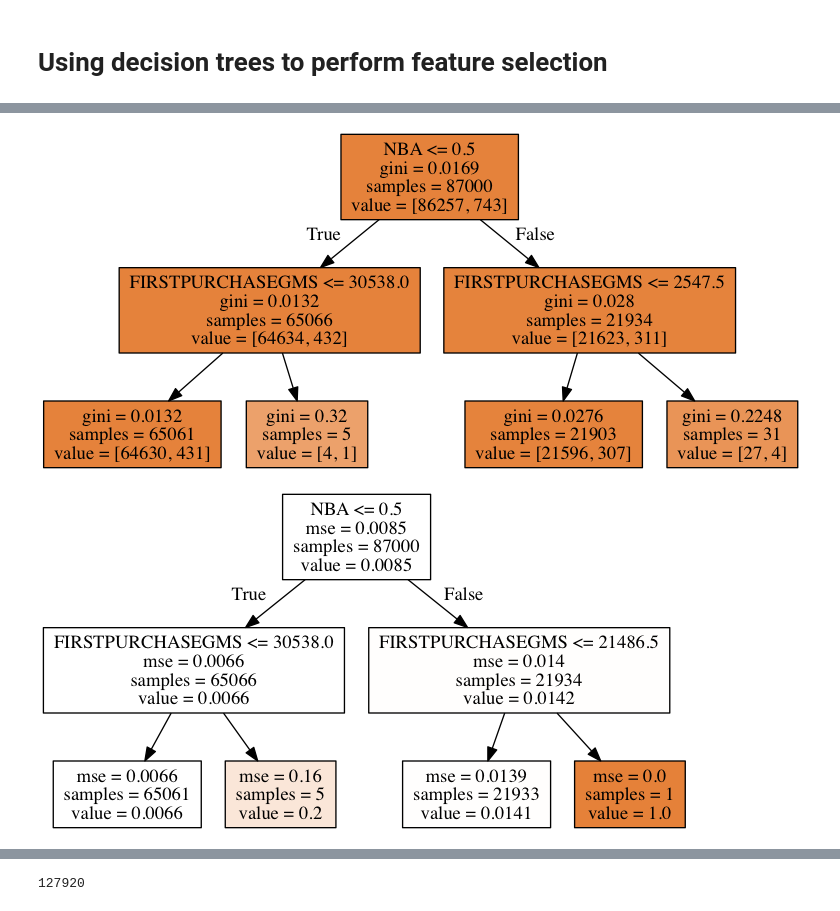
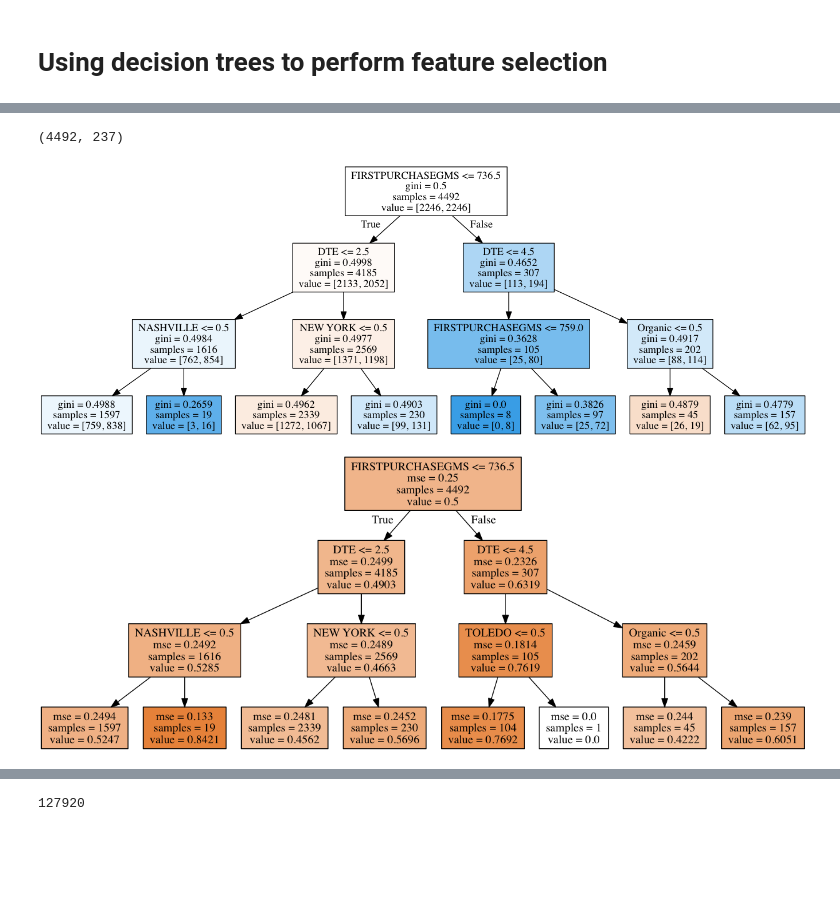
Before and after one commit to ishi1987/DS-SF-36, a Jupyter notebook: final-project/1/FinalProject.ipynb, the cells around one changed output, grey strips where cells are left out. Saved outputs shown, nothing was run; the diff lists cells and outputs as text; code cells hidden in the pictures; blank space fills up the shorter version.

```diff
--- a/final-project/1/FinalProject.ipynb
+++ b/final-project/1/FinalProject.ipynb
@@ -248,9 +198,10 @@ Index([u'DTE', u'FIRSTPURCHASEGMS', u'NEWBUYERS', u'CONCERTSNEWTOREPEAT',
 # %% [markdown]
 # Using decision trees to perform feature selection
 # %%
-X_train=dfTrain.drop('RepeatFlag',1)
+X_train=dfTrainFinal.drop('RepeatFlag',1)
 X_train=X_train.drop('NEWBUYERS',1)
-X_train=X_train.drop('CONCERTSNEWTOREPEAT',1)
+#X_train=X_train.drop('DTE',1)
+#X_train=X_train.drop('CONCERTSNEWTOREPEAT',1)
 X_train=X_train.drop('MLBNEWTOREPEAT',1)
 X_train=X_train.drop('NBANEWTOREPEAT',1)
 X_train=X_train.drop('NFLNEWTOREPEAT',1)
@@ -268,3 +219,16 @@ X_train=X_train.drop('CBBREPEATGMS',1)
 X_train=X_train.drop('CFBREPEATGMS',1)
 X_train=X_train.drop('THEATERREPEATGMS',1)
 X_train=X_train.drop('AOSREPEATGMS',1)
+X_train=X_train.drop('DMA_REGION',1)
+#X_train=X_train.drop('All Other Sports',1)
+#X_train=X_train.drop('College Basketball',1)
+#X_train=X_train.drop('College Football',1)
+#X_train=X_train.drop('Concerts',1)
+#X_train=X_train.drop('MLB',1)
+#X_train=X_train.drop('NBA',1)
+#X_train=X_train.drop('NFL',1)
+#X_train=X_train.drop('NHL',1)
+#X_train=X_train.drop('Theater',1)
+# %%
+#Shortlisting to cases where we did see a theater purchase
+X_train = X_train[X_train.Concerts<1]
@@ -271,5 +241,6 @@ X_train=X_train.drop('AOSREPEATGMS',1)
 # %%
-X_train = X_train[X_train.NHL<1]
+X_train=X_train.drop('CONCERTSNEWTOREPEAT',1)
+X_train=X_train.drop('Concerts',1)
 # %%
 X_train.columns
 # %% [output]
@@ -284,34 +259,41 @@ y_train = (y_train1.NHLNEWTOREPEAT > 0)*1
+# %%
+X_train.shape
+# %% [output]
+(4492, 237)
+# %%
+y_train1= dfTrainFinal[dfTrainFinal.Concerts<1]
+y_train= y_train1.CONCERTSNEWTOREPEAT
 # %%
 
 import numpy as np
 import pandas as pd
 from sklearn.cross_validation import train_test_split
 from sklearn.tree import DecisionTreeClassifier
 from sklearn.metrics import accuracy_score
 from sklearn import tree
 
-clf_gini = DecisionTreeClassifier(class_weight=None, criterion='gini', max_depth=2,
+clf_gini = DecisionTreeClassifier(class_weight=None, criterion='gini', max_depth=3,
             max_features=None, max_leaf_nodes=None, min_samples_leaf=5,
             min_samples_split=2, min_weight_fraction_leaf=0.0,
             presort=False, random_state=100, splitter='best')
 
 clf_gini.fit(X_train, y_train)
 
 
 from sklearn import tree
 import graphviz
 
 from sklearn.tree import export_graphviz
 
 export_graphviz(clf_gini, filled=True, out_file='tree.dot',feature_names=X_train.columns)
 
 !dot -Tpng tree.dot > tree.png # to convert the tree in a png image
 
 
 from IPython.display import Image
 Image(filename='tree.png')
 # %% [output]
-[figure, old version]
+[figure, new version]
 # %%
 #Adding another version of decision tree just to see if removing DTE makes a difference
 
@@ -323,7 +305,7 @@ import numpy as np
 import matplotlib.pyplot as plt
 from sklearn.tree import DecisionTreeRegressor
 
-regressor = DecisionTreeRegressor(max_depth=2)
+regressor = DecisionTreeRegressor(max_depth=3)
 regressor.fit(X_train, y_train)
 
 from sklearn import tree
@@ -339,4 +321,4 @@ export_graphviz(regressor, filled=True, out_file='tree.dot',feature_names=X_trai
 from IPython.display import Image
 Image(filename='tree.png')
 # %% [output]
-[figure, old version]
+[figure, new version]
```
Also changed, not shown: parts of 65 cells of this notebook, 5 other files.
